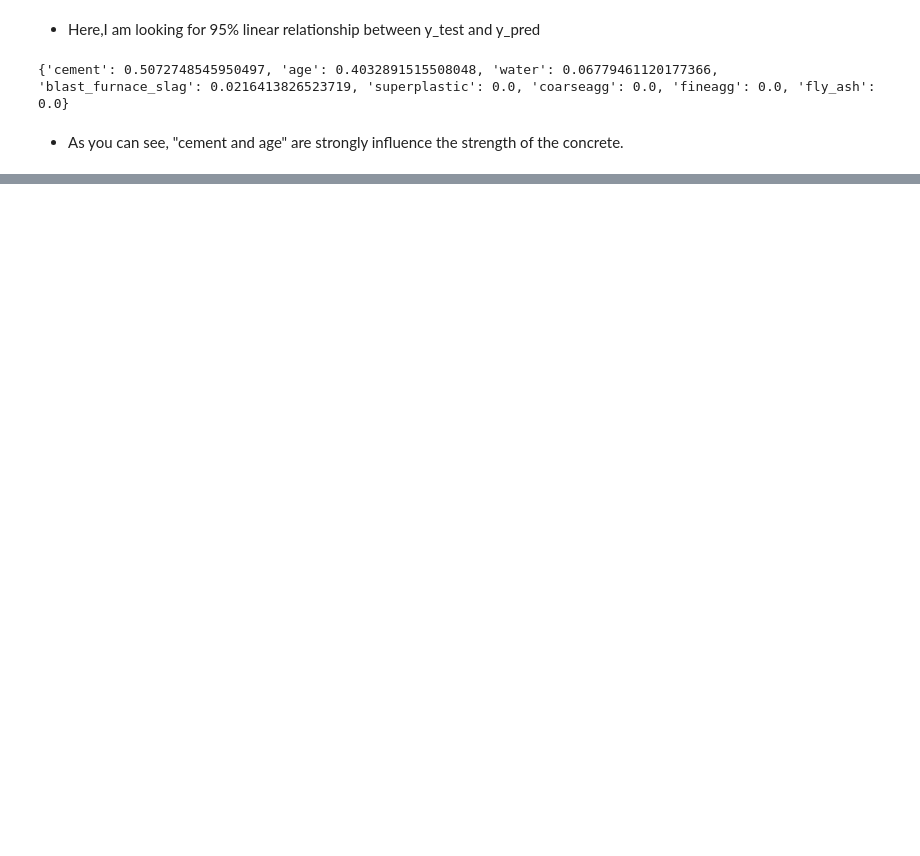
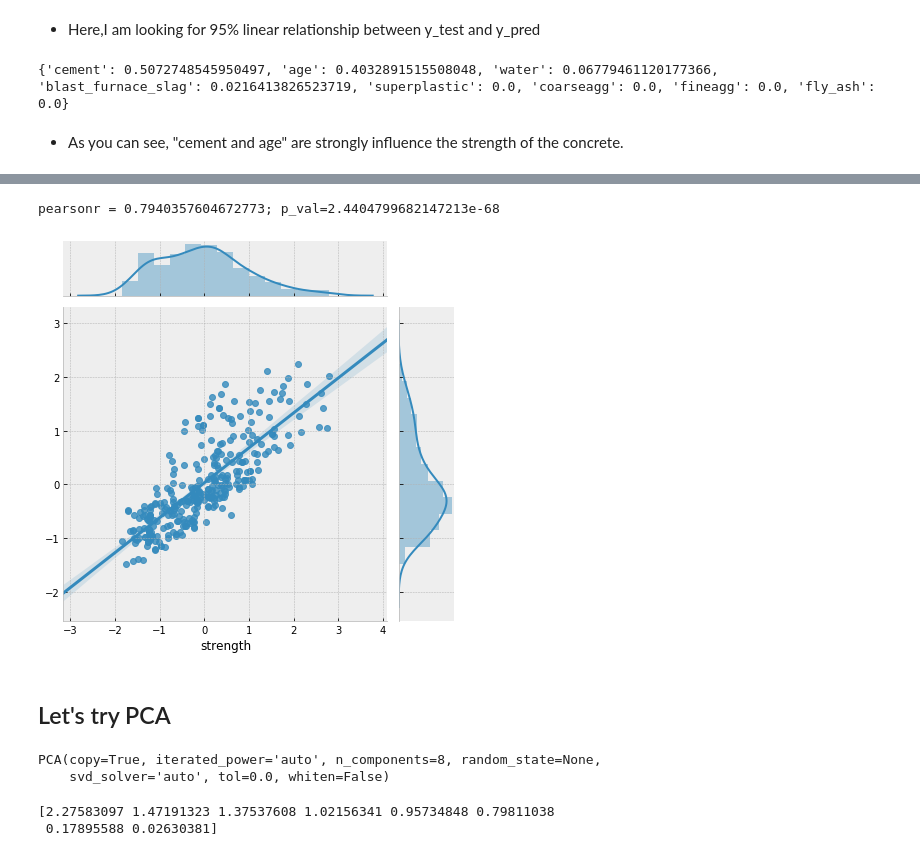
Before and after one commit to imanjunathn/FeatureEngineering, a Jupyter notebook: FMT.ipynb, the cells around one changed output, grey strips where cells are left out. Cells and saved outputs as stored; diff of their text form; code cells hidden in the pictures; blank space fills up the shorter version.

```diff
--- a/FMT.ipynb
+++ b/FMT.ipynb
@@ -575,0 +694,10 @@ print(dict(zipped))
+# %%
+LR_y_pred = LR_.predict(new_X_test)
+sns.jointplot(new_y_test,LR_y_pred,kind='reg')
+corr,p_val = pearsonr(new_y_test,LR_y_pred)
+print(f"pearsonr = {corr}; p_val={p_val}")
+# %% [output]
+pearsonr = 0.7940357604672773; p_val=2.4404799682147213e-68
+[figure, added]
+# %% [markdown]
+## Let's try PCA
@@ -575,0 +706,12 @@ print(dict(zipped))
+# %%
+pca_model = PCA(n_components=8)
+pca_model.fit(X_train)
+# %% [output]
+PCA(copy=True, iterated_power='auto', n_components=8, random_state=None,
+    svd_solver='auto', tol=0.0, whiten=False)
+# %%
+# eigen Values
+print(pca_model.explained_variance_)
+# %% [output]
+[2.27583097 1.47191323 1.37537608 1.02156341 0.95734848 0.79811038
+ 0.17895588 0.02630381]
```
Also changed, not shown: parts of 44 cells of this notebook.
